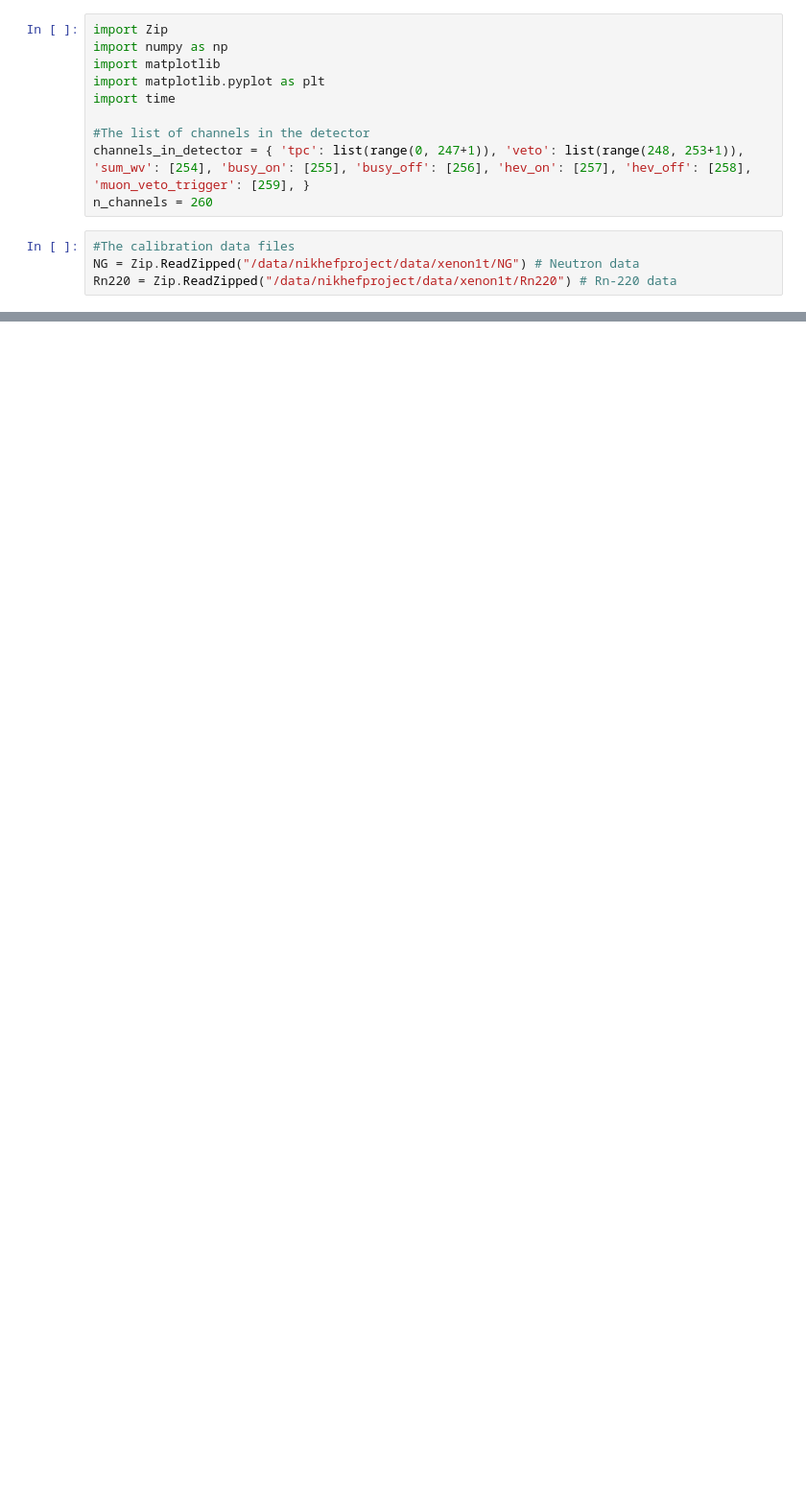
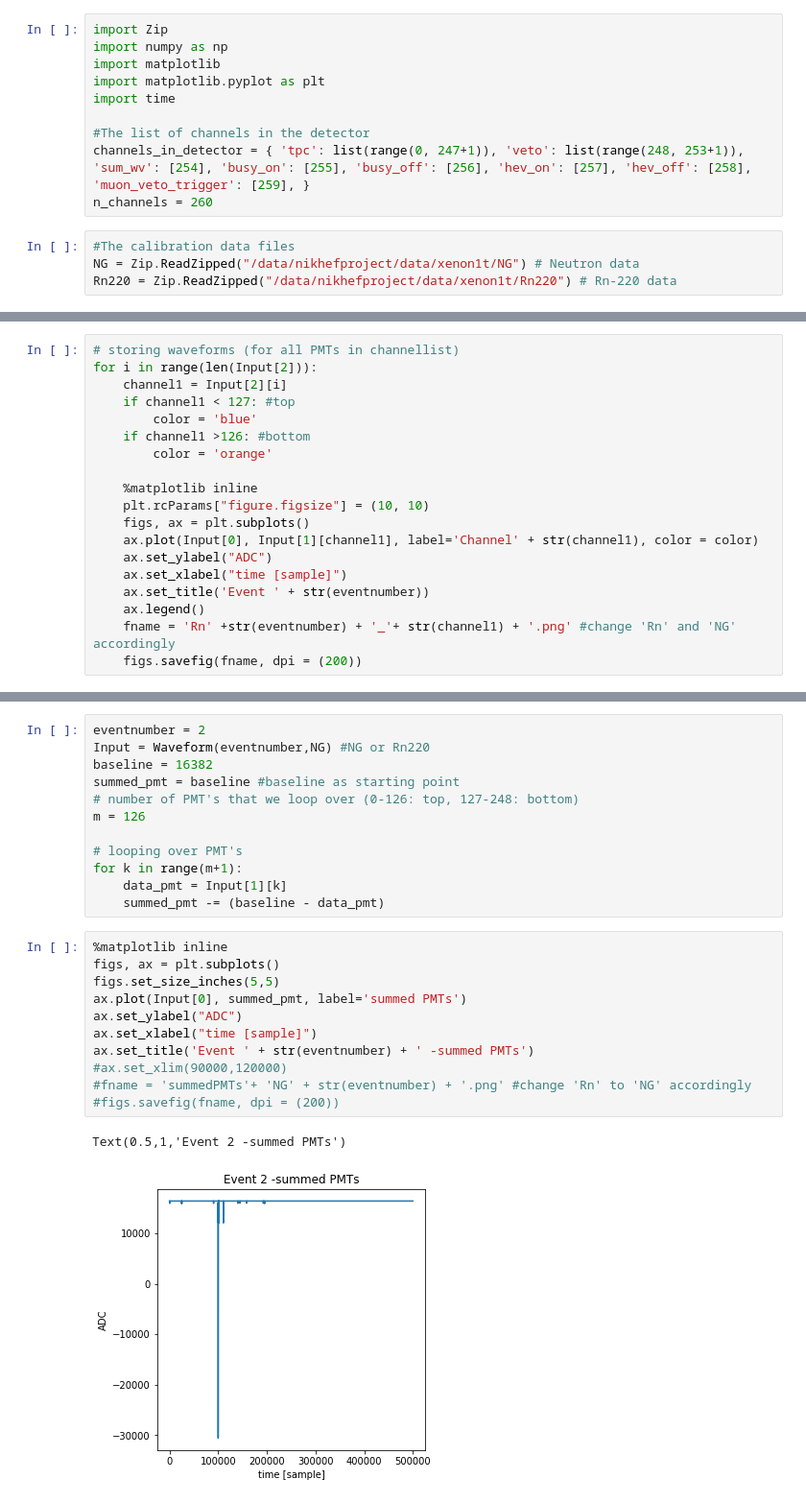
Before and after one commit to wesselrijk/XENON1T_NikhefProject, a Jupyter notebook: DataAnalysis/XENON1T-Waveforms.ipynb, the cells around one changed output, grey strips where cells are left out. Shown at 96% size. Saved outputs shown, nothing was run; the diff lists cells and outputs as text; blank space fills up the shorter version.

```diff
--- a/DataAnalysis/XENON1T-Waveforms.ipynb
+++ b/DataAnalysis/XENON1T-Waveforms.ipynb
@@ -86,0 +87,19 @@ ax[1].legend()
+# %%
+# storing waveforms (for all PMTs in channellist)
+for i in range(len(Input[2])):
+    channel1 = Input[2][i]
+    if channel1 < 127: #top
+        color = 'blue'
+    if channel1 >126: #bottom
+        color = 'orange'
+
+    %matplotlib inline
+    plt.rcParams["figure.figsize"] = (10, 10)
+    figs, ax = plt.subplots()
+    ax.plot(Input[0], Input[1][channel1], label='Channel' + str(channel1), color = color)
+    ax.set_ylabel("ADC")
+    ax.set_xlabel("time [sample]")
+    ax.set_title('Event ' + str(eventnumber))
+    ax.legend()
+    fname = 'Rn' +str(eventnumber) + '_'+ str(channel1) + '.png' #change 'Rn' and 'NG' accordingly
+    figs.savefig(fname, dpi = (200))
@@ -86,0 +110,26 @@ ax[1].legend()
+# %%
+eventnumber = 2
+Input = Waveform(eventnumber,NG) #NG or Rn220
+baseline = 16382
+summed_pmt = baseline #baseline as starting point
+# number of PMT's that we loop over (0-126: top, 127-248: bottom)
+m = 126
+
+# looping over PMT's
+for k in range(m+1):
+    data_pmt = Input[1][k]
+    summed_pmt -= (baseline - data_pmt)
+# %%
+%matplotlib inline
+figs, ax = plt.subplots()
+figs.set_size_inches(5,5)
+ax.plot(Input[0], summed_pmt, label='summed PMTs')
+ax.set_ylabel("ADC")
+ax.set_xlabel("time [sample]")
+ax.set_title('Event ' + str(eventnumber) + ' -summed PMTs')
+#ax.set_xlim(90000,120000)
+#fname = 'summedPMTs'+ 'NG' + str(eventnumber) + '.png' #change 'Rn' to 'NG' accordingly
+#figs.savefig(fname, dpi = (200))
+# %% [output]
+Text(0.5,1,'Event 2 -summed PMTs')
+[figure, added]
```
Also changed, not shown: parts of 6 cells of this notebook.
